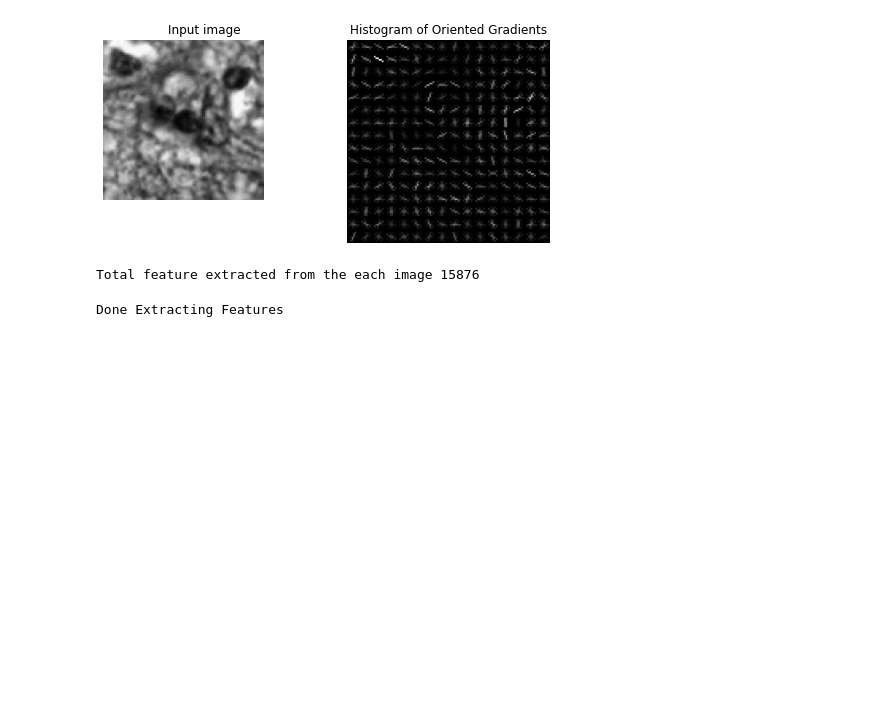
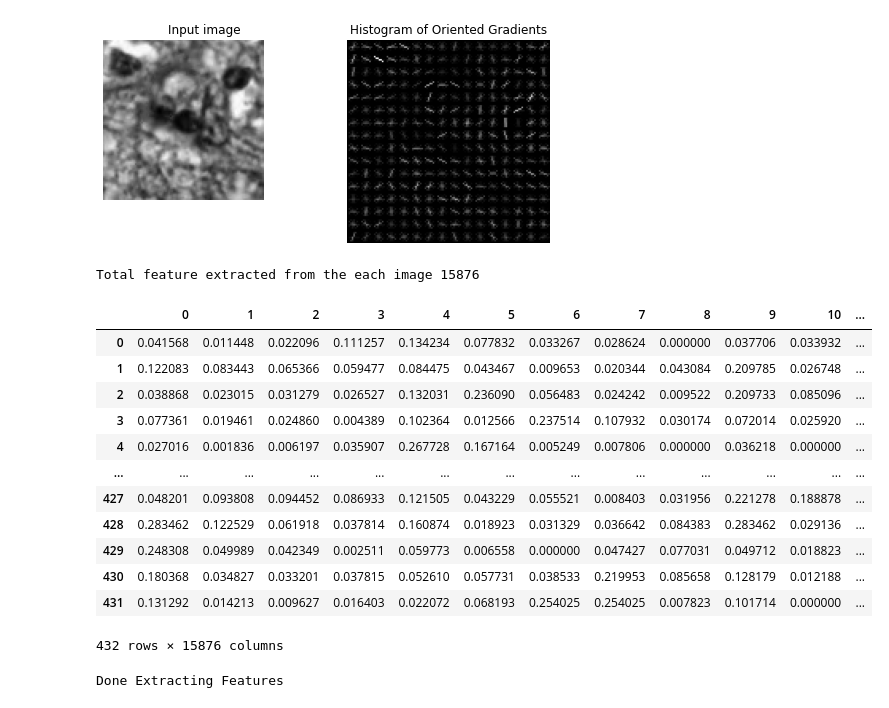
Before and after one commit to suchith1012/Mitosis-detection-based-on-features-from-breast-cancer-histology-slide-images, a Jupyter notebook: Code/Thesis.ipynb, the cells around one changed output. Drawn from its saved outputs; the diff is of its cells as text; code cells hidden in the pictures; blank space fills up the shorter version.

```diff
--- a/Code/Thesis.ipynb
+++ b/Code/Thesis.ipynb
@@ -526,4 +562,21 @@ hogArray_np = np.array(hogArray)
 print("Total feature extracted from the each image",len(hogArray_np[0]))
 # %% [output]
 Total feature extracted from the each image 15876
+# %%
+hog_df = pd.DataFrame(hogArray_np)
+hog_df
+# %% [output]
+|  | 0 | 1 | 2 | 3 | 4 | 5 | 6 | 7 | 8 | 9 | 10 | ... |
+| 0 | 0.041568 | 0.011448 | 0.022096 | 0.111257 | 0.134234 | 0.077832 | 0.033267 | 0.028624 | 0.000000 | 0.037706 | 0.033932 | ... |
+| 1 | 0.122083 | 0.083443 | 0.065366 | 0.059477 | 0.084475 | 0.043467 | 0.009653 | 0.020344 | 0.043084 | 0.209785 | 0.026748 | ... |
+| 2 | 0.038868 | 0.023015 | 0.031279 | 0.026527 | 0.132031 | 0.236090 | 0.056483 | 0.024242 | 0.009522 | 0.209733 | 0.085096 | ... |
+| 3 | 0.077361 | 0.019461 | 0.024860 | 0.004389 | 0.102364 | 0.012566 | 0.237514 | 0.107932 | 0.030174 | 0.072014 | 0.025920 | ... |
+| 4 | 0.027016 | 0.001836 | 0.006197 | 0.035907 | 0.267728 | 0.167164 | 0.005249 | 0.007806 | 0.000000 | 0.036218 | 0.000000 | ... |
+| ... | ... | ... | ... | ... | ... | ... | ... | ... | ... | ... | ... | ... |
+| 427 | 0.048201 | 0.093808 | 0.094452 | 0.086933 | 0.121505 | 0.043229 | 0.055521 | 0.008403 | 0.031956 | 0.221278 | 0.188878 | ... |
+| 428 | 0.283462 | 0.122529 | 0.061918 | 0.037814 | 0.160874 | 0.018923 | 0.031329 | 0.036642 | 0.084383 | 0.283462 | 0.029136 | ... |
+| 429 | 0.248308 | 0.049989 | 0.042349 | 0.002511 | 0.059773 | 0.006558 | 0.000000 | 0.047427 | 0.077031 | 0.049712 | 0.018823 | ... |
+| 430 | 0.180368 | 0.034827 | 0.033201 | 0.037815 | 0.052610 | 0.057731 | 0.038533 | 0.219953 | 0.085658 | 0.128179 | 0.012188 | ... |
+| 431 | 0.131292 | 0.014213 | 0.009627 | 0.016403 | 0.022072 | 0.068193 | 0.254025 | 0.254025 | 0.007823 | 0.101714 | 0.000000 | ... |
+432 rows × 15876 columns
 # %%
```
Also changed, not shown: parts of 126 cells of this notebook.
